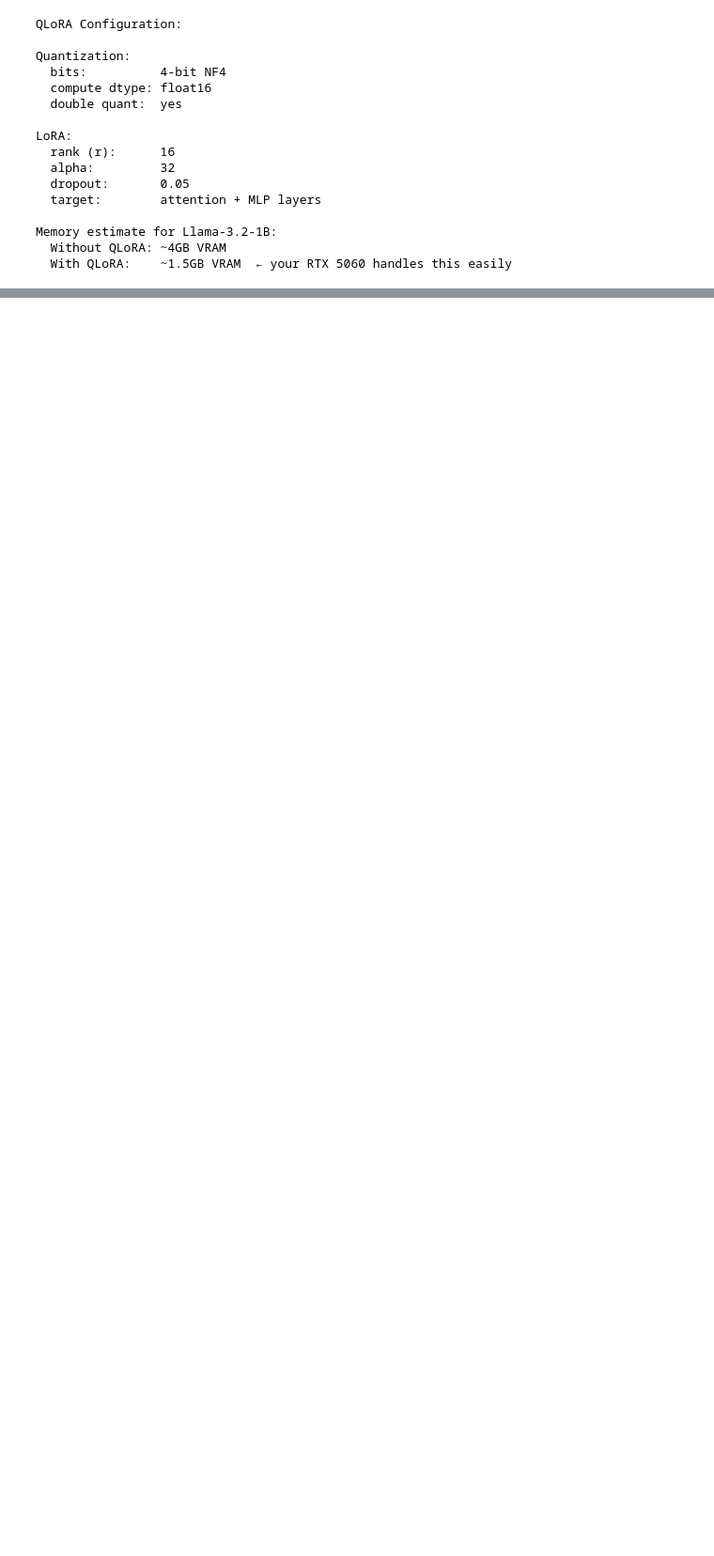
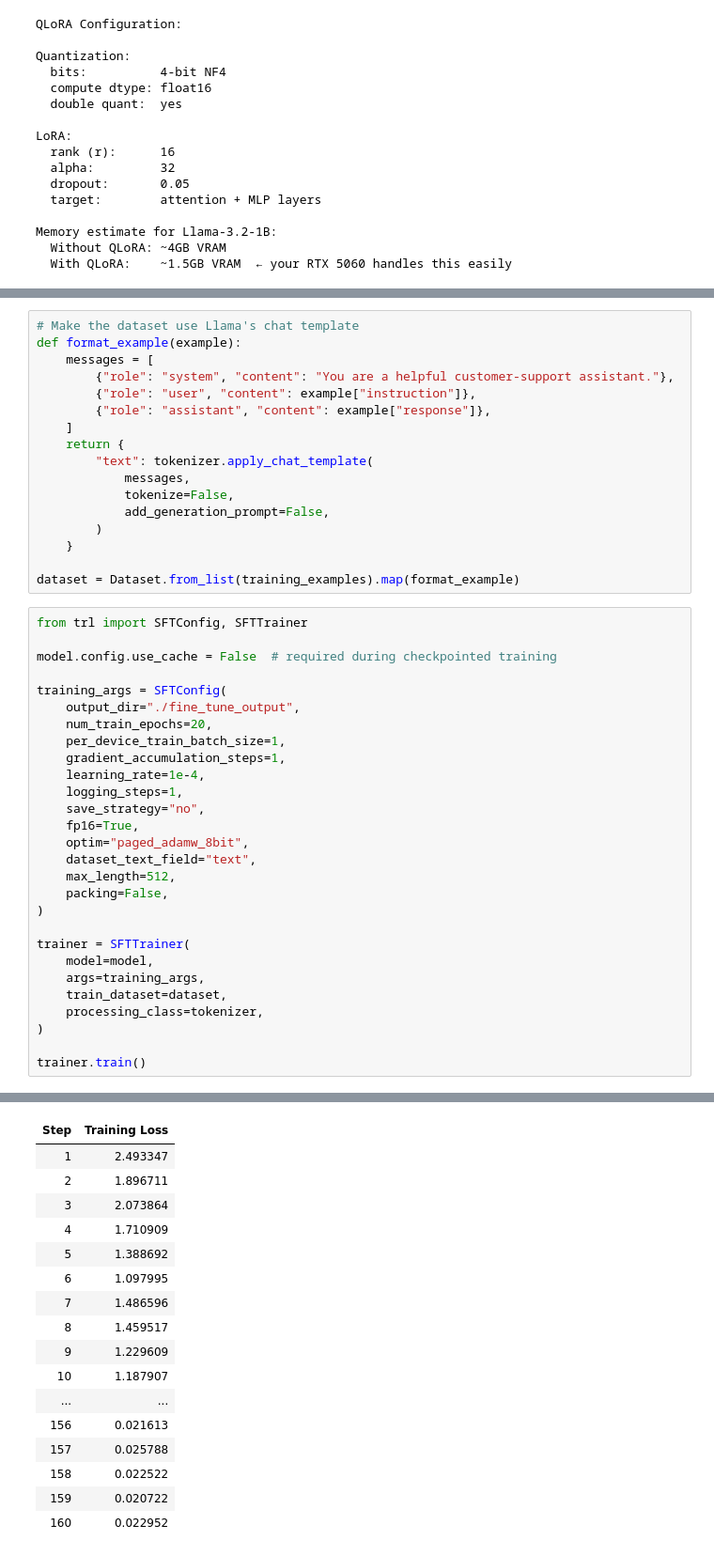
Before and after one commit to DhrumilPrajapati03/Langchain, a Jupyter notebook: week-4/day-20.ipynb, the cells around one changed output, grey strips where cells are left out. Shown at 94% size. Drawn from its saved outputs; the diff is of its cells as text; blank space fills up the shorter version.

```diff
--- a/week-4/day-20.ipynb
+++ b/week-4/day-20.ipynb
@@ -250,0 +443,46 @@ Memory estimate for Llama-3.2-1B:
+# %%
+# Make the dataset use Llama's chat template
+def format_example(example):
+    messages = [
+        {"role": "system", "content": "You are a helpful customer-support assistant."},
+        {"role": "user", "content": example["instruction"]},
+        {"role": "assistant", "content": example["response"]},
+    ]
+    return {
+        "text": tokenizer.apply_chat_template(
+            messages,
+            tokenize=False,
+            add_generation_prompt=False,
+        )
+    }
+
+dataset = Dataset.from_list(training_examples).map(format_example)
+# %%
+from trl import SFTConfig, SFTTrainer
+
+model.config.use_cache = False  # required during checkpointed training
+
+training_args = SFTConfig(
+    output_dir="./fine_tune_output",
+    num_train_epochs=20,
+    per_device_train_batch_size=1,
+    gradient_accumulation_steps=1,
+    learning_rate=1e-4,
+    logging_steps=1,
+    save_strategy="no",
+    fp16=True,
+    optim="paged_adamw_8bit",
+    dataset_text_field="text",
+    max_length=512,
+    packing=False,
+)
+
+trainer = SFTTrainer(
+    model=model,
+    args=training_args,
+    train_dataset=dataset,
+    processing_class=tokenizer,
+)
+
+trainer.train()
+# %% [output]
@@ -250,0 +490,17 @@ Memory estimate for Llama-3.2-1B:
+| Step | Training Loss |
+| 1 | 2.493347 |
+| 2 | 1.896711 |
+| 3 | 2.073864 |
+| 4 | 1.710909 |
+| 5 | 1.388692 |
+| 6 | 1.097995 |
+| 7 | 1.486596 |
+| 8 | 1.459517 |
+| 9 | 1.229609 |
+| 10 | 1.187907 |
+| ... | ... |
+| 156 | 0.021613 |
+| 157 | 0.025788 |
+| 158 | 0.022522 |
+| 159 | 0.020722 |
+| 160 | 0.022952 |
```
Also changed, not shown: parts of 11 cells of this notebook, 52 other files.
